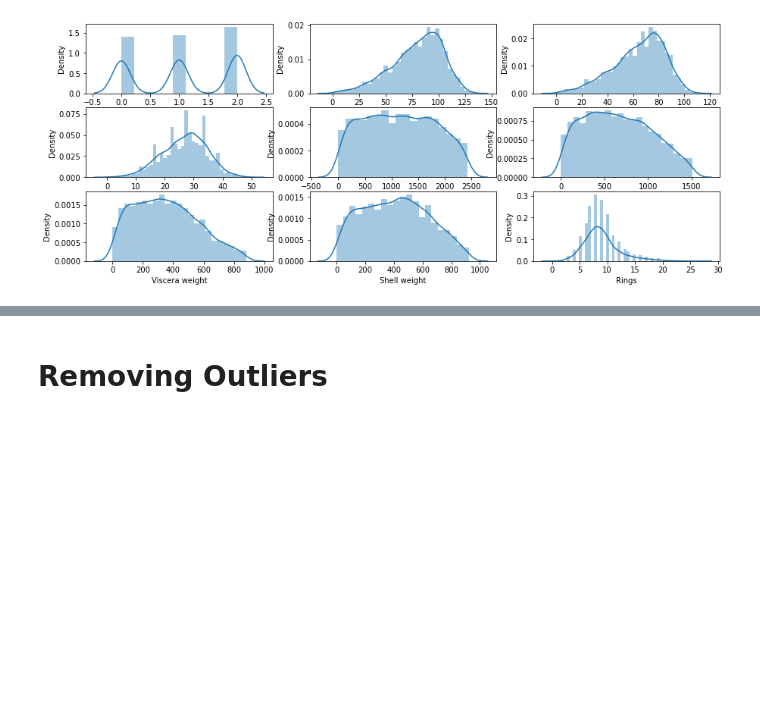
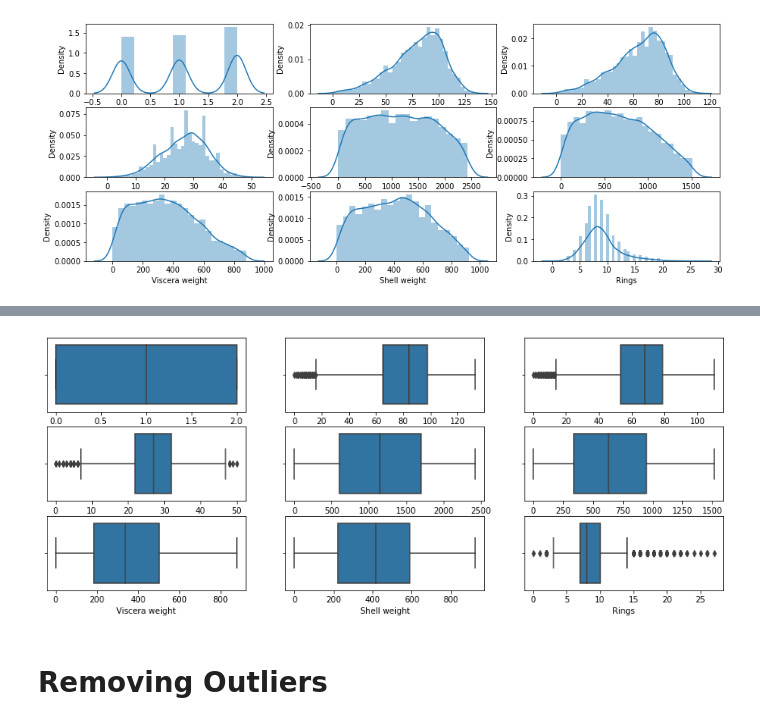
Before and after one commit to im-noob/internship-fliprobo, a Jupyter notebook: datatrained_projects/abalone_case_study/abalone_case_study.ipynb, the cells around one changed output, grey strips where cells are left out. Cells and saved outputs as stored; diff of their text form; code cells hidden in the pictures; blank space fills up the shorter version.

```diff
--- a/datatrained_projects/abalone_case_study/abalone_case_study.ipynb
+++ b/datatrained_projects/abalone_case_study/abalone_case_study.ipynb
@@ -164,8 +172,10 @@ for i, column in enumerate(df.columns):
 # %%
-# plt.figure(figsize=[15,20])
-# for i, column in enumerate(df.columns):
-#     plt.subplot(10,3,i+1)
-#     sns.boxplot(df[column])
+plt.figure(figsize=[15,20])
+for i, column in enumerate(df.columns):
+    plt.subplot(10,3,i+1)
+    sns.boxplot(df[column])
+# %% [output]
+[figure, added]
 # %% [markdown]
 # Removing Outliers
 # %%
```
Also changed, not shown: parts of 20 cells of this notebook.
